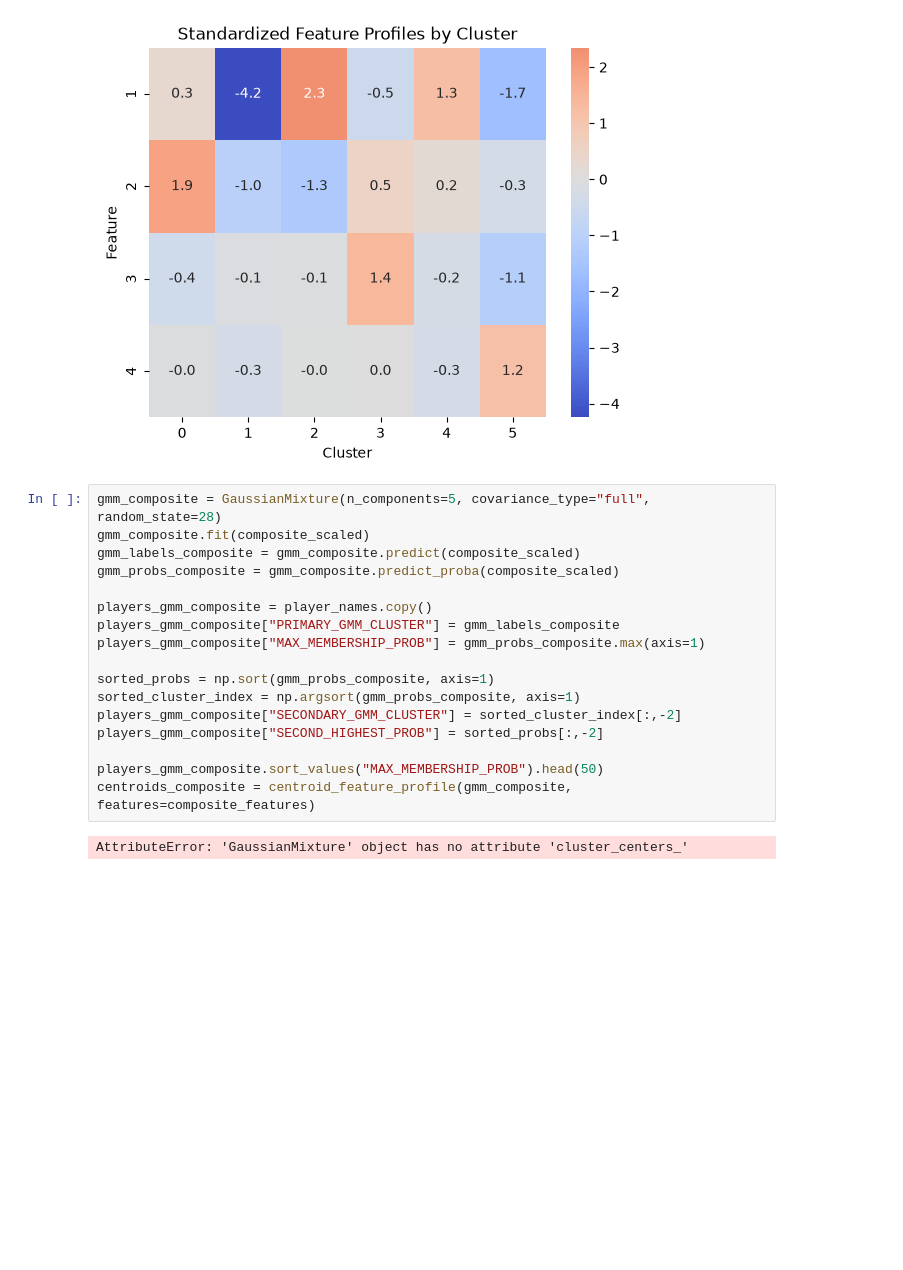
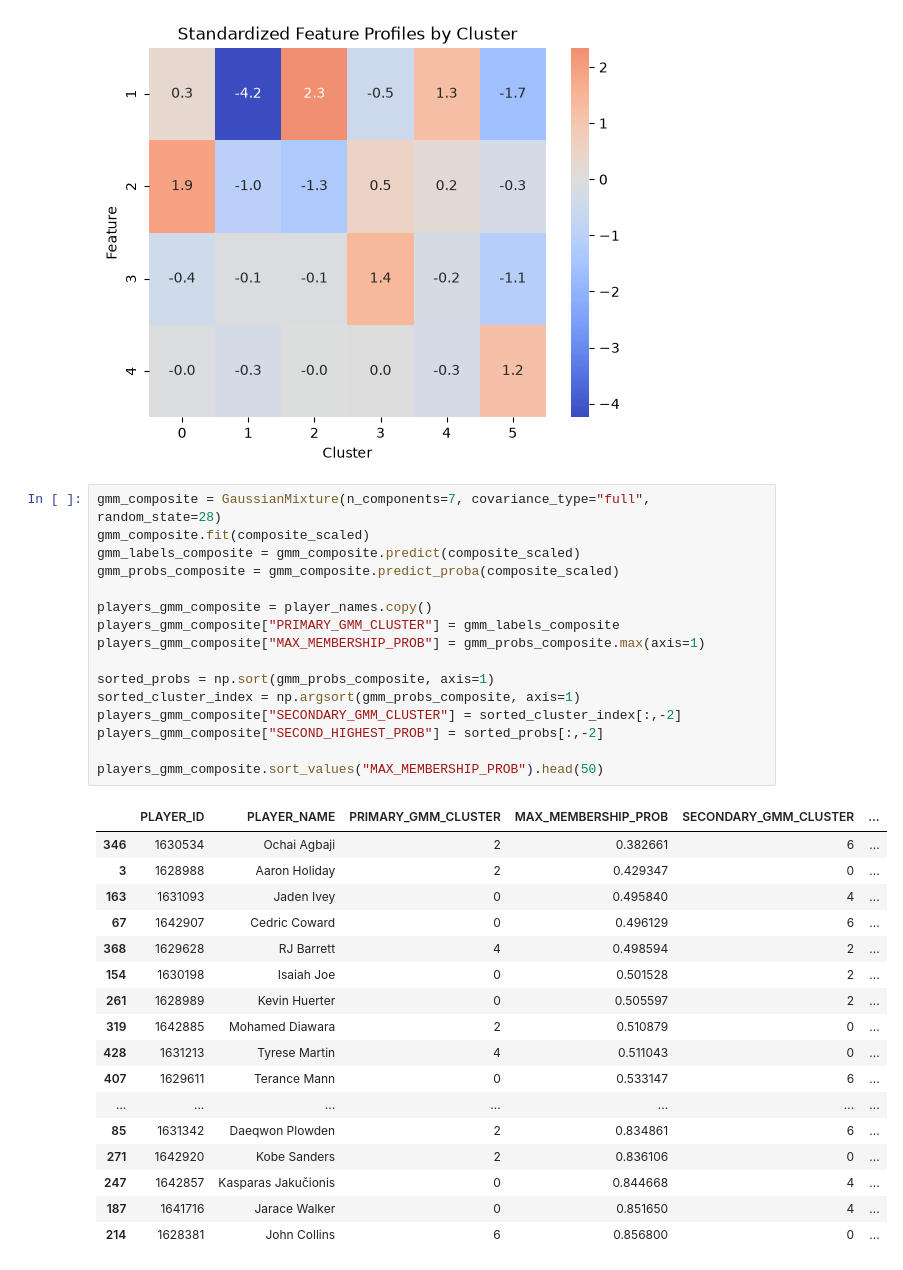
Before and after one commit to alex-abrego/nba-player-archetype-analysis, a Jupyter notebook: notebooks/04_model_selection.ipynb, the cells around one changed output. Saved outputs shown, nothing was run; the diff lists cells and outputs as text; blank space fills up the shorter version.

```diff
--- a/notebooks/04_model_selection.ipynb
+++ b/notebooks/04_model_selection.ipynb
@@ -1670,21 +1670,36 @@ Cluster 5
 | 262 | 201567 | Kevin Love | 5 |
 [figure]
 # %%
-gmm_composite = GaussianMixture(n_components=5, covariance_type="full", random_state=28)
+gmm_composite = GaussianMixture(n_components=7, covariance_type="full", random_state=28)
 gmm_composite.fit(composite_scaled)
 gmm_labels_composite = gmm_composite.predict(composite_scaled)
 gmm_probs_composite = gmm_composite.predict_proba(composite_scaled)
 
 players_gmm_composite = player_names.copy()
 players_gmm_composite["PRIMARY_GMM_CLUSTER"] = gmm_labels_composite
 players_gmm_composite["MAX_MEMBERSHIP_PROB"] = gmm_probs_composite.max(axis=1)
 
 sorted_probs = np.sort(gmm_probs_composite, axis=1)
 sorted_cluster_index = np.argsort(gmm_probs_composite, axis=1)
 players_gmm_composite["SECONDARY_GMM_CLUSTER"] = sorted_cluster_index[:,-2]
 players_gmm_composite["SECOND_HIGHEST_PROB"] = sorted_probs[:,-2]
 
 players_gmm_composite.sort_values("MAX_MEMBERSHIP_PROB").head(50)
-centroids_composite = centroid_feature_profile(gmm_composite, features=composite_features)
 # %% [output]
-AttributeError: 'GaussianMixture' object has no attribute 'cluster_centers_'
+|  | PLAYER_ID | PLAYER_NAME | PRIMARY_GMM_CLUSTER | MAX_MEMBERSHIP_PROB | SECONDARY_GMM_CLUSTER | ... |
+| 346 | 1630534 | Ochai Agbaji | 2 | 0.382661 | 6 | ... |
+| 3 | 1628988 | Aaron Holiday | 2 | 0.429347 | 0 | ... |
+| 163 | 1631093 | Jaden Ivey | 0 | 0.495840 | 4 | ... |
+| 67 | 1642907 | Cedric Coward | 0 | 0.496129 | 6 | ... |
+| 368 | 1629628 | RJ Barrett | 4 | 0.498594 | 2 | ... |
+| 154 | 1630198 | Isaiah Joe | 0 | 0.501528 | 2 | ... |
+| 261 | 1628989 | Kevin Huerter | 0 | 0.505597 | 2 | ... |
+| 319 | 1642885 | Mohamed Diawara | 2 | 0.510879 | 0 | ... |
+| 428 | 1631213 | Tyrese Martin | 4 | 0.511043 | 0 | ... |
+| 407 | 1629611 | Terance Mann | 0 | 0.533147 | 6 | ... |
+| ... | ... | ... | ... | ... | ... | ... |
+| 85 | 1631342 | Daeqwon Plowden | 2 | 0.834861 | 6 | ... |
+| 271 | 1642920 | Kobe Sanders | 2 | 0.836106 | 0 | ... |
+| 247 | 1642857 | Kasparas Jakučionis | 0 | 0.844668 | 4 | ... |
+| 187 | 1641716 | Jarace Walker | 0 | 0.851650 | 4 | ... |
+| 214 | 1628381 | John Collins | 6 | 0.856800 | 0 | ... |
```
Also changed, not shown: parts of 1 cell of this notebook.
